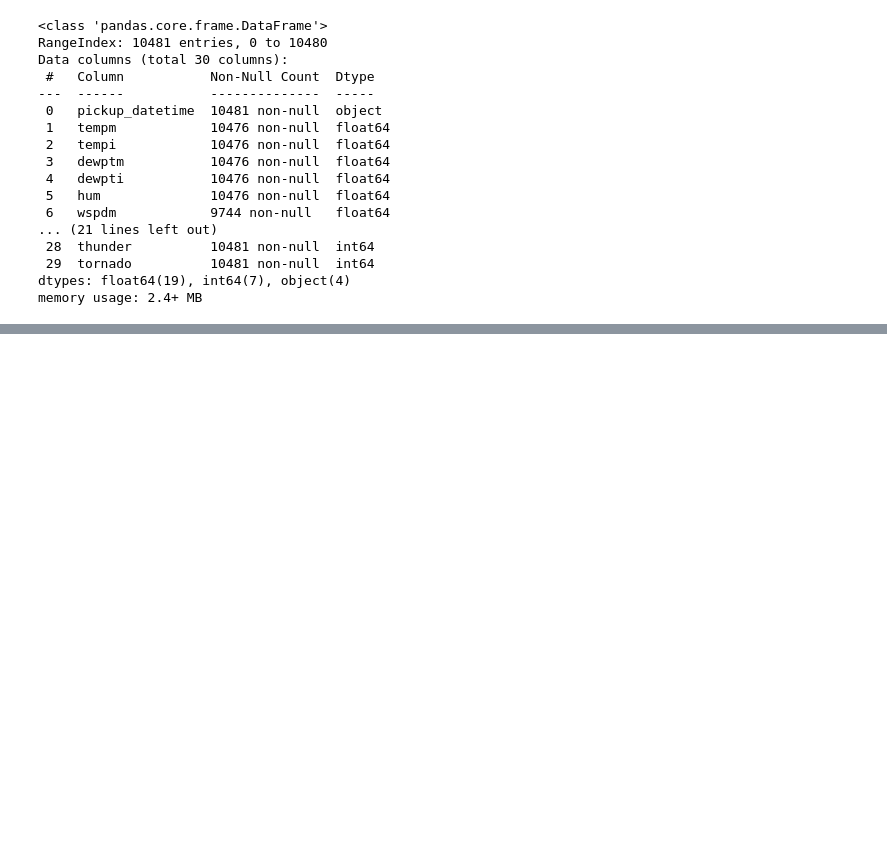
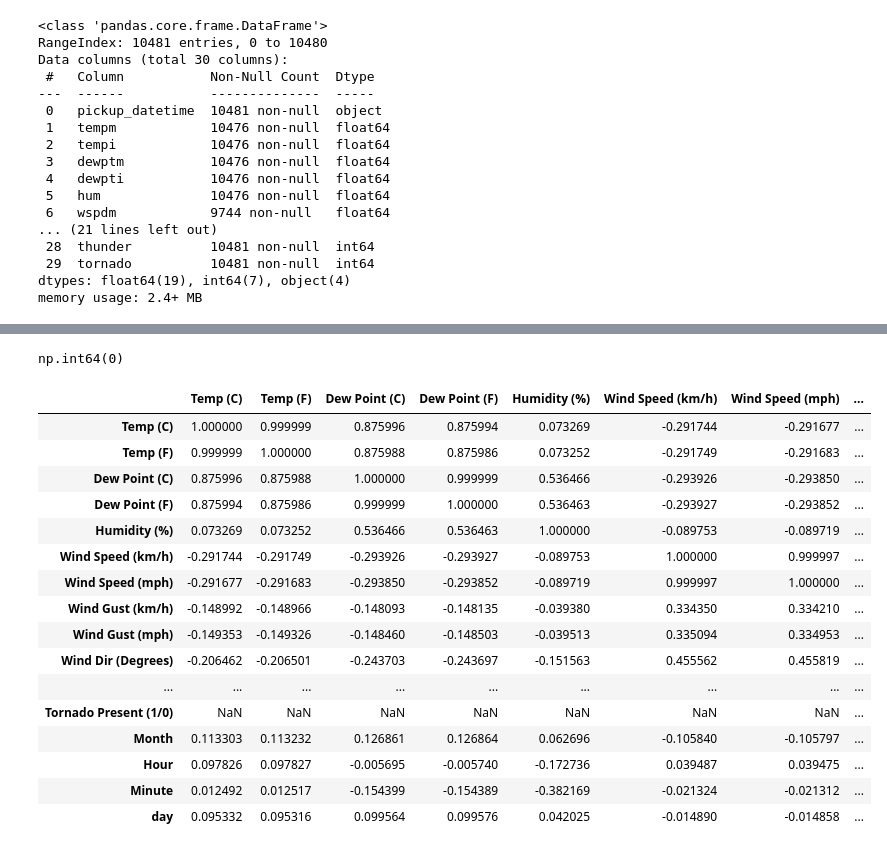
Before and after one commit to ArunK-ML/ML-Model---Weather---DataSet, a Jupyter notebook: Weather_ML_Model.ipynb, the cells around one changed output, grey strips where cells are left out. Saved outputs shown, nothing was run; the diff lists cells and outputs as text; code cells hidden in the pictures; blank space fills up the shorter version.

```diff
--- a/Weather_ML_Model.ipynb
+++ b/Weather_ML_Model.ipynb
@@ -53,5 +53,3 @@ KeyError: 'pickup_datetime'
-# %%
-df.drop(["pickup_datetime"], axis=1, inplace=True)
 # %%
 df.info()
 # %% [output]
@@ -75,3 +75,5 @@ memory usage: 2.4+ MB
+# %%
+df.drop(["date", "time", "pickup_datetime"], axis=1, inplace=True)
 # %%
 df.rename(columns={
     'tempm': 'Temp (C)',
@@ -111,0 +151,3 @@ df.rename(columns={
+# %%
+for i in df.select_dtypes(exclude="object").columns:
+    df[i].fillna(df[i].median(), inplace=True)
@@ -111,0 +183,7 @@ df.rename(columns={
+# %%
+from sklearn.preprocessing import LabelEncoder
+
+code = LabelEncoder()
+
+for i in df.select_dtypes(include="object").columns:
+  df[i] = code.fit_transform(df[i])
@@ -111,0 +206,24 @@ df.rename(columns={
+# %%
+df.duplicated().sum()
+# %% [output]
+np.int64(0)
+# %%
+df.corr()
+# %% [output]
+|  | Temp (C) | Temp (F) | Dew Point (C) | Dew Point (F) | Humidity (%) | Wind Speed (km/h) | Wind Speed (mph) | ... |
+| Temp (C) | 1.000000 | 0.999999 | 0.875996 | 0.875994 | 0.073269 | -0.291744 | -0.291677 | ... |
+| Temp (F) | 0.999999 | 1.000000 | 0.875988 | 0.875986 | 0.073252 | -0.291749 | -0.291683 | ... |
+| Dew Point (C) | 0.875996 | 0.875988 | 1.000000 | 0.999999 | 0.536466 | -0.293926 | -0.293850 | ... |
+| Dew Point (F) | 0.875994 | 0.875986 | 0.999999 | 1.000000 | 0.536463 | -0.293927 | -0.293852 | ... |
+| Humidity (%) | 0.073269 | 0.073252 | 0.536466 | 0.536463 | 1.000000 | -0.089753 | -0.089719 | ... |
+| Wind Speed (km/h) | -0.291744 | -0.291749 | -0.293926 | -0.293927 | -0.089753 | 1.000000 | 0.999997 | ... |
+| Wind Speed (mph) | -0.291677 | -0.291683 | -0.293850 | -0.293852 | -0.089719 | 0.999997 | 1.000000 | ... |
+| Wind Gust (km/h) | -0.148992 | -0.148966 | -0.148093 | -0.148135 | -0.039380 | 0.334350 | 0.334210 | ... |
+| Wind Gust (mph) | -0.149353 | -0.149326 | -0.148460 | -0.148503 | -0.039513 | 0.335094 | 0.334953 | ... |
+| Wind Dir (Degrees) | -0.206462 | -0.206501 | -0.243703 | -0.243697 | -0.151563 | 0.455562 | 0.455819 | ... |
+| ... | ... | ... | ... | ... | ... | ... | ... | ... |
+| Tornado Present (1/0) | NaN | NaN | NaN | NaN | NaN | NaN | NaN | ... |
+| Month | 0.113303 | 0.113232 | 0.126861 | 0.126864 | 0.062696 | -0.105840 | -0.105797 | ... |
+| Hour | 0.097826 | 0.097827 | -0.005695 | -0.005740 | -0.172736 | 0.039487 | 0.039475 | ... |
+| Minute | 0.012492 | 0.012517 | -0.154399 | -0.154389 | -0.382169 | -0.021324 | -0.021312 | ... |
+| day | 0.095332 | 0.095316 | 0.099564 | 0.099576 | 0.042025 | -0.014890 | -0.014858 | ... |
```
Also changed, not shown: parts of 35 cells of this notebook.
